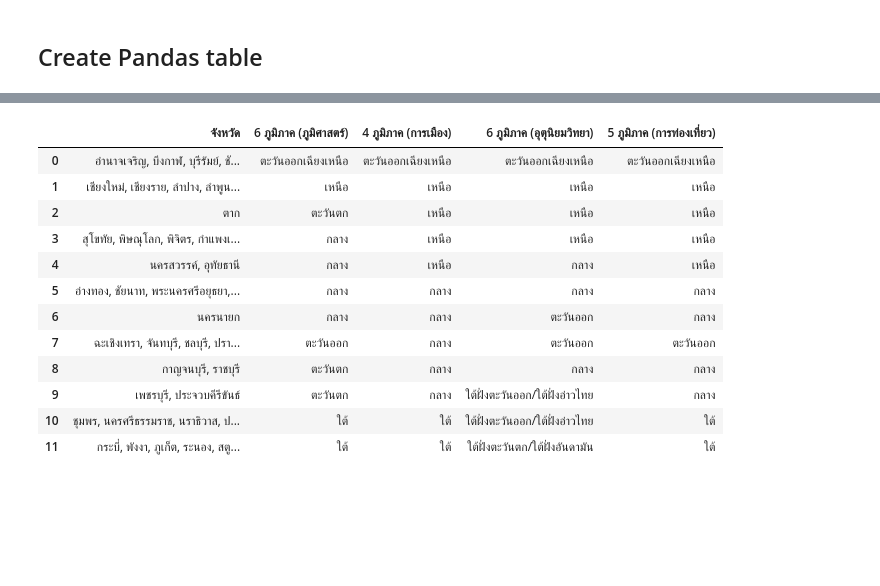
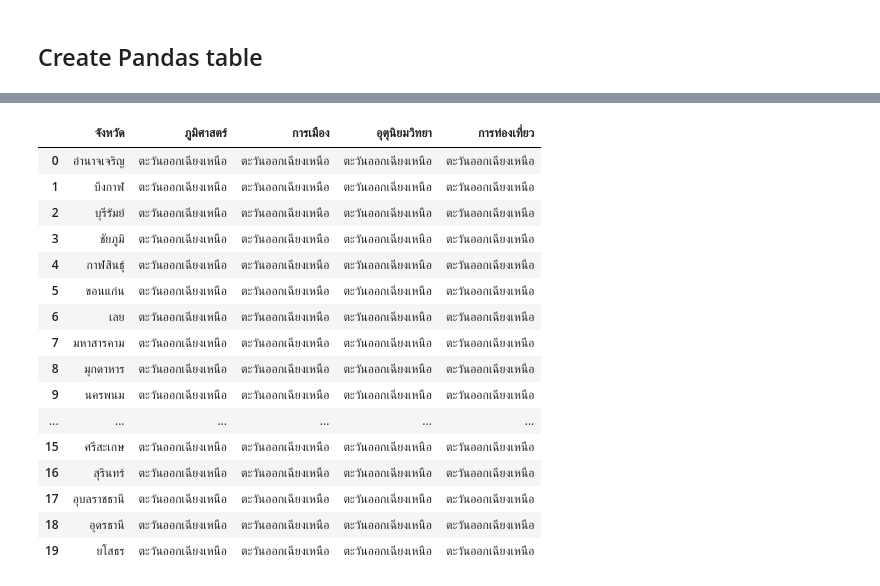
Before and after one commit to Plaifha/data_viz_2022, a Jupyter notebook: Pandas102.ipynb, the cells around one changed output, grey strips where cells are left out. Saved outputs shown, nothing was run; the diff lists cells and outputs as text; code cells hidden in the pictures; blank space fills up the shorter version.

Commit message:
Quiz 3

```diff
--- a/Pandas102.ipynb
+++ b/Pandas102.ipynb
@@ -370,17 +367,28 @@ data_dict1 = { 'จังหวัด':['อำนาจเจริญ, บึ
+# %%
+data_region1 = { 'จังหวัด': ['อำนาจเจริญ','บึงกาฬ', 'บุรีรัมย์', 'ชัยภูมิ', 'กาฬสินธุ์', 'ขอนแก่น', 'เลย', 'มหาสารคาม', 'มุกดาหาร', 'นครพนม', 'นครราชสีมา', 'หนองบัวลำภู', 'หนองคาย', 'ร้อยเอ็ด', 'สกลนคร', 'ศรีสะเกษ', 'สุรินทร์', 'อุบลราชธานี', 'อุดรธานี', 'ยโสธร'],
+             'ภูมิศาสตร์': ['ตะวันออกเฉียงเหนือ', 'ตะวันออกเฉียงเหนือ', 'ตะวันออกเฉียงเหนือ', 'ตะวันออกเฉียงเหนือ', 'ตะวันออกเฉียงเหนือ', 'ตะวันออกเฉียงเหนือ', 'ตะวันออกเฉียงเหนือ', 'ตะวันออกเฉียงเหนือ', 'ตะวันออกเฉียงเหนือ', 'ตะวันออกเฉียงเหนือ', 'ตะวันออกเฉียงเหนือ', 'ตะวันออกเฉียงเหนือ', 'ตะวันออกเฉียงเหนือ', 'ตะวันออกเฉียงเหนือ', 'ตะวันออกเฉียงเหนือ', 'ตะวันออกเฉียงเหนือ', 'ตะวันออกเฉียงเหนือ', 'ตะวันออกเฉียงเหนือ', 'ตะวันออกเฉียงเหนือ', 'ตะวันออกเฉียงเหนือ'],
+             'การเมือง': ['ตะวันออกเฉียงเหนือ', 'ตะวันออกเฉียงเหนือ', 'ตะวันออกเฉียงเหนือ', 'ตะวันออกเฉียงเหนือ', 'ตะวันออกเฉียงเหนือ', 'ตะวันออกเฉียงเหนือ', 'ตะวันออกเฉียงเหนือ', 'ตะวันออกเฉียงเหนือ', 'ตะวันออกเฉียงเหนือ', 'ตะวันออกเฉียงเหนือ', 'ตะวันออกเฉียงเหนือ', 'ตะวันออกเฉียงเหนือ', 'ตะวันออกเฉียงเหนือ', 'ตะวันออกเฉียงเหนือ', 'ตะวันออกเฉียงเหนือ', 'ตะวันออกเฉียงเหนือ', 'ตะวันออกเฉียงเหนือ', 'ตะวันออกเฉียงเหนือ', 'ตะวันออกเฉียงเหนือ', 'ตะวันออกเฉียงเหนือ'],
+             'อุตุนิยมวิทยา': ['ตะวันออกเฉียงเหนือ', 'ตะวันออกเฉียงเหนือ', 'ตะวันออกเฉียงเหนือ', 'ตะวันออกเฉียงเหนือ', 'ตะวันออกเฉียงเหนือ', 'ตะวันออกเฉียงเหนือ', 'ตะวันออกเฉียงเหนือ', 'ตะวันออกเฉียงเหนือ', 'ตะวันออกเฉียงเหนือ', 'ตะวันออกเฉียงเหนือ', 'ตะวันออกเฉียงเหนือ', 'ตะวันออกเฉียงเหนือ', 'ตะวันออกเฉียงเหนือ', 'ตะวันออกเฉียงเหนือ', 'ตะวันออกเฉียงเหนือ', 'ตะวันออกเฉียงเหนือ', 'ตะวันออกเฉียงเหนือ', 'ตะวันออกเฉียงเหนือ', 'ตะวันออกเฉียงเหนือ', 'ตะวันออกเฉียงเหนือ'],
+             'การท่องเที่ยว': ['ตะวันออกเฉียงเหนือ', 'ตะวันออกเฉียงเหนือ', 'ตะวันออกเฉียงเหนือ', 'ตะวันออกเฉียงเหนือ', 'ตะวันออกเฉียงเหนือ', 'ตะวันออกเฉียงเหนือ', 'ตะวันออกเฉียงเหนือ', 'ตะวันออกเฉียงเหนือ', 'ตะวันออกเฉียงเหนือ', 'ตะวันออกเฉียงเหนือ', 'ตะวันออกเฉียงเหนือ', 'ตะวันออกเฉียงเหนือ', 'ตะวันออกเฉียงเหนือ', 'ตะวันออกเฉียงเหนือ', 'ตะวันออกเฉียงเหนือ', 'ตะวันออกเฉียงเหนือ', 'ตะวันออกเฉียงเหนือ', 'ตะวันออกเฉียงเหนือ', 'ตะวันออกเฉียงเหนือ', 'ตะวันออกเฉียงเหนือ']
+}
 # %%
-Quiz = pd.DataFrame.from_dict(data_dict1)
-Quiz
+df_region1 = pd.DataFrame.from_dict(data_region1)
+df_region1
 # %% [output]
-|  | จังหวัด | 6 ภูมิภาค (ภูมิศาสตร์) | 4 ภูมิภาค (การเมือง) | 6 ภูมิภาค (อุตุนิยมวิทยา) | 5 ภูมิภาค (การท่องเที่ยว) |
-| 0 | อำนาจเจริญ, บึงกาฬ, บุรีรัมย์, ชั... | ตะวันออกเฉียงเหนือ | ตะวันออกเฉียงเหนือ | ตะวันออกเฉียงเหนือ | ตะวันออกเฉียงเหนือ |
-| 1 | เชียงใหม่, เชียงราย, ลำปาง, ลำพูน... | เหนือ | เหนือ | เหนือ | เหนือ |
-| 2 | ตาก | ตะวันตก | เหนือ | เหนือ | เหนือ |
-| 3 | สุโขทัย, พิษณุโลก, พิจิตร, กำแพงเ... | กลาง | เหนือ | เหนือ | เหนือ |
-| 4 | นครสวรรค์, อุทัยธานี | กลาง | เหนือ | กลาง | เหนือ |
-| 5 | อ่างทอง, ชัยนาท, พระนครศรีอยุธยา,... | กลาง | กลาง | กลาง | กลาง |
-| 6 | นครนายก | กลาง | กลาง | ตะวันออก | กลาง |
-| 7 | ฉะเชิงเทรา, จันทบุรี, ชลบุรี, ปรา... | ตะวันออก | กลาง | ตะวันออก | ตะวันออก |
-| 8 | กาญจนบุรี, ราชบุรี | ตะวันตก | กลาง | กลาง | กลาง |
-| 9 | เพชรบุรี, ประจวบคีรีขันธ์ | ตะวันตก | กลาง | ใต้ฝั่งตะวันออก/ใต้ฝั่งอ่าวไทย | กลาง |
-| 10 | ชุมพร, นครศรีธรรมราช, นราธิวาส, ป... | ใต้ | ใต้ | ใต้ฝั่งตะวันออก/ใต้ฝั่งอ่าวไทย | ใต้ |
-| 11 | กระบี่, พังงา, ภูเก็ต, ระนอง, สตู... | ใต้ | ใต้ | ใต้ฝั่งตะวันตก/ใต้ฝั่งอันดามัน | ใต้ |
+|  | จังหวัด | ภูมิศาสตร์ | การเมือง | อุตุนิยมวิทยา | การท่องเที่ยว |
+| 0 | อำนาจเจริญ | ตะวันออกเฉียงเหนือ | ตะวันออกเฉียงเหนือ | ตะวันออกเฉียงเหนือ | ตะวันออกเฉียงเหนือ |
+| 1 | บึงกาฬ | ตะวันออกเฉียงเหนือ | ตะวันออกเฉียงเหนือ | ตะวันออกเฉียงเหนือ | ตะวันออกเฉียงเหนือ |
+| 2 | บุรีรัมย์ | ตะวันออกเฉียงเหนือ | ตะวันออกเฉียงเหนือ | ตะวันออกเฉียงเหนือ | ตะวันออกเฉียงเหนือ |
+| 3 | ชัยภูมิ | ตะวันออกเฉียงเหนือ | ตะวันออกเฉียงเหนือ | ตะวันออกเฉียงเหนือ | ตะวันออกเฉียงเหนือ |
+| 4 | กาฬสินธุ์ | ตะวันออกเฉียงเหนือ | ตะวันออกเฉียงเหนือ | ตะวันออกเฉียงเหนือ | ตะวันออกเฉียงเหนือ |
+| 5 | ขอนแก่น | ตะวันออกเฉียงเหนือ | ตะวันออกเฉียงเหนือ | ตะวันออกเฉียงเหนือ | ตะวันออกเฉียงเหนือ |
+| 6 | เลย | ตะวันออกเฉียงเหนือ | ตะวันออกเฉียงเหนือ | ตะวันออกเฉียงเหนือ | ตะวันออกเฉียงเหนือ |
+| 7 | มหาสารคาม | ตะวันออกเฉียงเหนือ | ตะวันออกเฉียงเหนือ | ตะวันออกเฉียงเหนือ | ตะวันออกเฉียงเหนือ |
+| 8 | มุกดาหาร | ตะวันออกเฉียงเหนือ | ตะวันออกเฉียงเหนือ | ตะวันออกเฉียงเหนือ | ตะวันออกเฉียงเหนือ |
+| 9 | นครพนม | ตะวันออกเฉียงเหนือ | ตะวันออกเฉียงเหนือ | ตะวันออกเฉียงเหนือ | ตะวันออกเฉียงเหนือ |
+| ... | ... | ... | ... | ... | ... |
+| 15 | ศรีสะเกษ | ตะวันออกเฉียงเหนือ | ตะวันออกเฉียงเหนือ | ตะวันออกเฉียงเหนือ | ตะวันออกเฉียงเหนือ |
+| 16 | สุรินทร์ | ตะวันออกเฉียงเหนือ | ตะวันออกเฉียงเหนือ | ตะวันออกเฉียงเหนือ | ตะวันออกเฉียงเหนือ |
+| 17 | อุบลราชธานี | ตะวันออกเฉียงเหนือ | ตะวันออกเฉียงเหนือ | ตะวันออกเฉียงเหนือ | ตะวันออกเฉียงเหนือ |
+| 18 | อุดรธานี | ตะวันออกเฉียงเหนือ | ตะวันออกเฉียงเหนือ | ตะวันออกเฉียงเหนือ | ตะวันออกเฉียงเหนือ |
+| 19 | ยโสธร | ตะวันออกเฉียงเหนือ | ตะวันออกเฉียงเหนือ | ตะวันออกเฉียงเหนือ | ตะวันออกเฉียงเหนือ |
```
Also changed, not shown: parts of 49 cells of this notebook.
